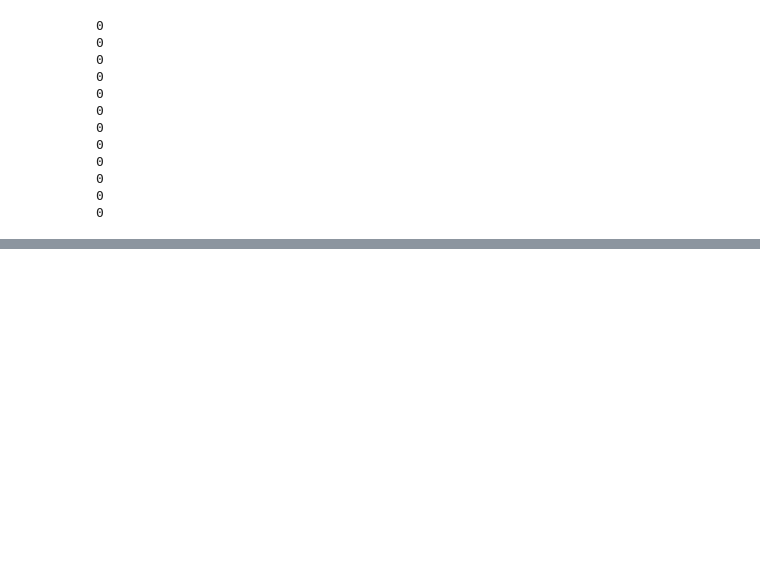
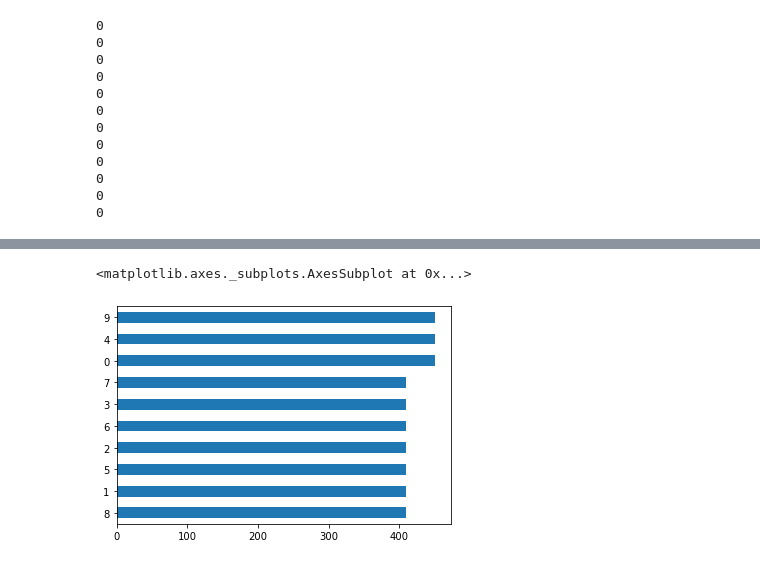
Before and after one commit to thunderock/AnalyticsVidhya_JANATAHACK, a Jupyter notebook: stocks/data_analysis.ipynb, the cells around one changed output, grey strips where cells are left out. Cells and saved outputs as stored; diff of their text form; code cells hidden in the pictures; blank space fills up the shorter version.

```diff
--- a/stocks/data_analysis.ipynb
+++ b/stocks/data_analysis.ipynb
@@ -58,0 +66,5 @@ df.unpredictability_score.value_counts(dropna=False, )
+# %%
+tdf.unpredictability_score.value_counts(dropna=False, sort=True, ascending=True).sort_values().plot(kind='barh')
+# %% [output]
+<matplotlib.axes._subplots.AxesSubplot at 0x...>
+[figure, added]
```
Also changed, not shown: parts of 34 cells of this notebook, 2 other files.
